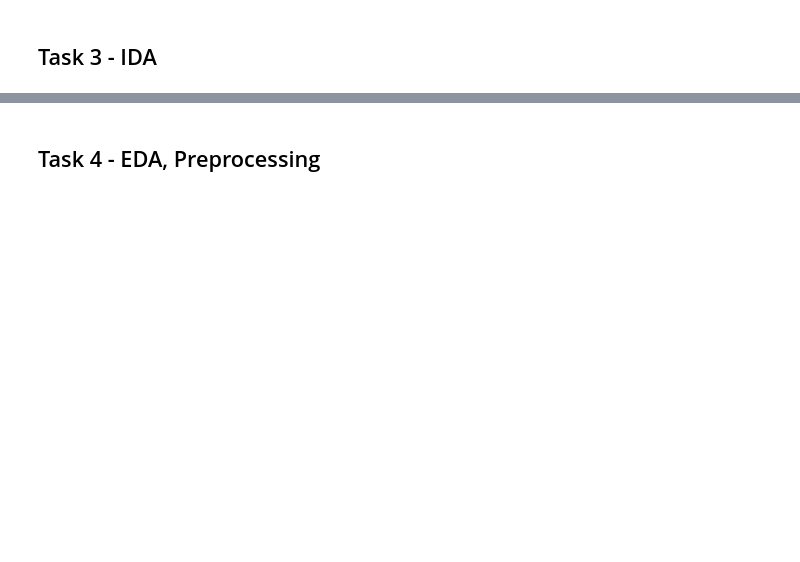
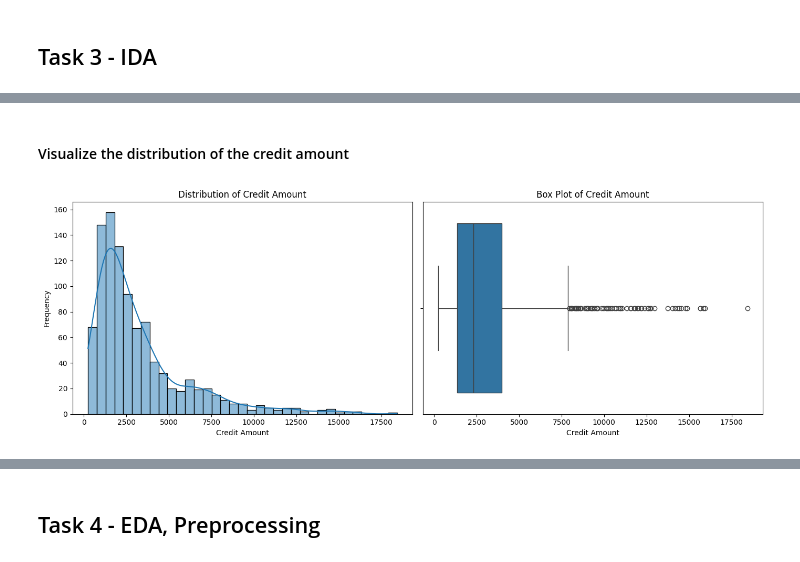
Before and after one commit to GittiGitus/Deep_Learning, a Jupyter notebook: experiments.ipynb, the cells around one changed output, grey strips where cells are left out. Cells and saved outputs as stored; diff of their text form; code cells hidden in the pictures; blank space fills up the shorter version.

```diff
--- a/experiments.ipynb
+++ b/experiments.ipynb
@@ -373,0 +301,21 @@ print(statlog_german_credit_data.variables)
+# %% [markdown]
+#### Visualize the distribution of the credit amount
+# %%
+# Set up the matplotlib figure
+fig, axs = plt.subplots(1, 2, figsize=(14, 5))
+
+# Distribution of Credit Amount
+sns.histplot(df['Credit_amount'], kde=True, ax=axs[0])
+axs[0].set_title('Distribution of Credit Amount')
+axs[0].set_xlabel('Credit Amount')
+axs[0].set_ylabel('Frequency')
+
+# Box plot of Credit Amount
+sns.boxplot(x=df['Credit_amount'], ax=axs[1])
+axs[1].set_title('Box Plot of Credit Amount')
+axs[1].set_xlabel('Credit Amount')
+
+plt.tight_layout()
+plt.show()
+# %% [output]
+[figure, added]
```
Also changed, not shown: parts of 29 cells of this notebook.
